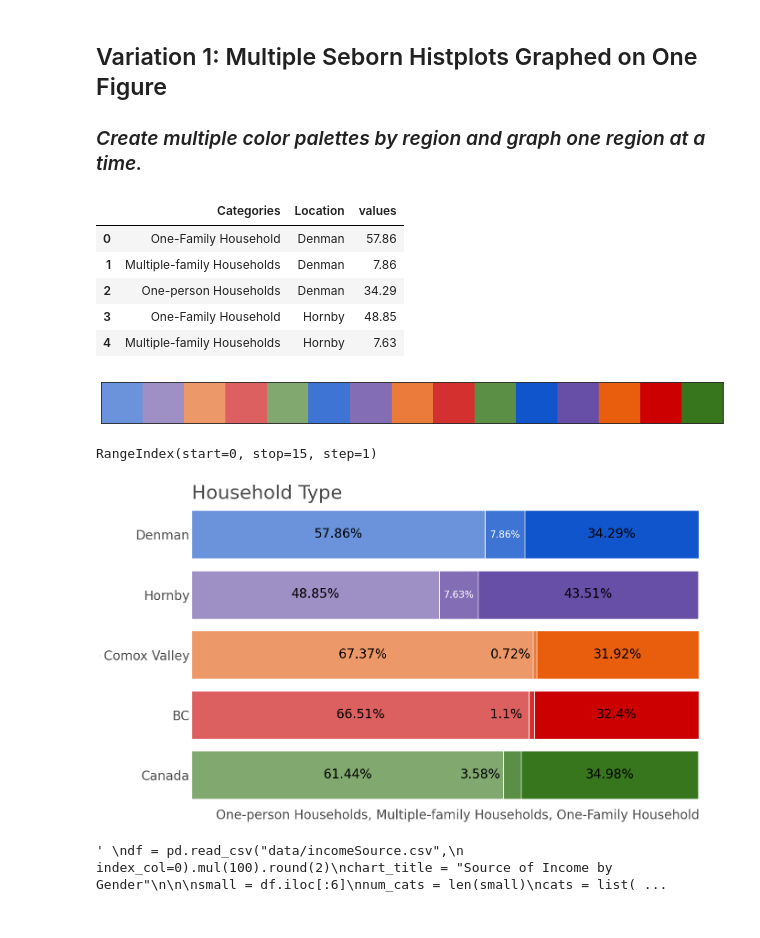
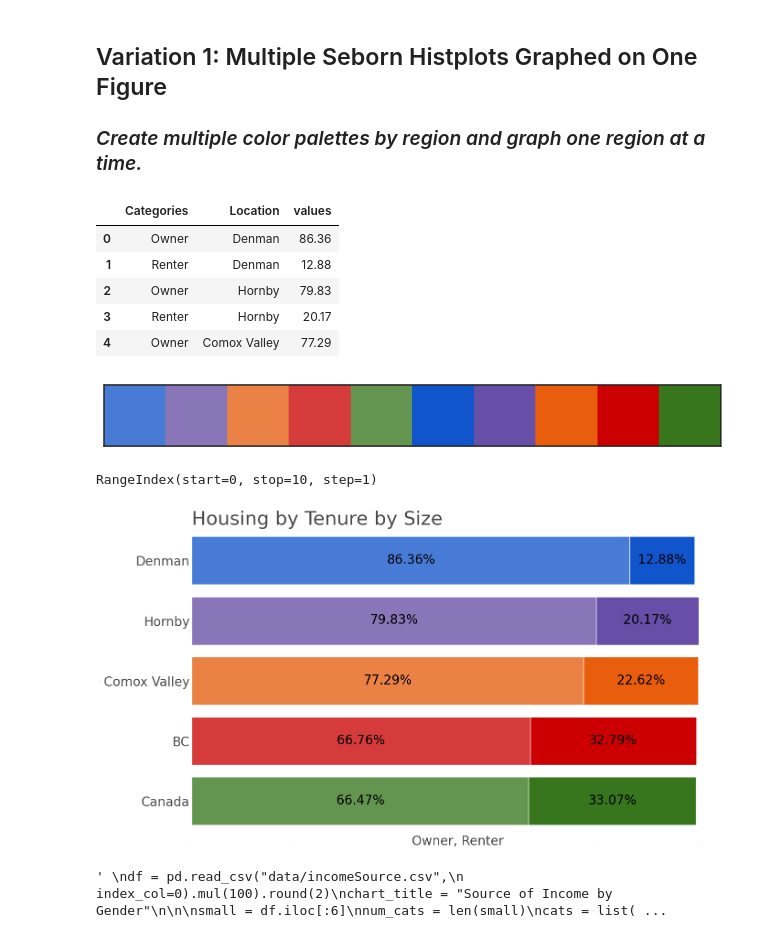
Before and after one commit to gelbelle/Graphing, a Jupyter notebook: stacked_charts.ipynb, the cells around one changed output. Saved outputs shown, nothing was run; the diff lists cells and outputs as text; code cells hidden in the pictures.

Commit message:
Chart file

```diff
--- a/stacked_charts.ipynb
+++ b/stacked_charts.ipynb
@@ -7,9 +7,9 @@ import pandas as pd
 import seaborn as sns
 import matplotlib.pyplot as plt
 
-df = pd.read_csv("data/householdFamilyType.csv",
+df = pd.read_csv("data/housingByTenure.csv",
                  index_col=0).mul(100).round(2)
-chart_title = "Household Type"
+chart_title = "Housing by Tenure by Size"
 num_cats = len(df)
 cats = list(df.index)
 cats.reverse()
@@ -24,11 +24,11 @@ df["values"] = pd.to_numeric(df["values"])
 df.head()
 # %% [output]
 |  | Categories | Location | values |
-| 0 | One-Family Household | Denman | 57.86 |
-| 1 | Multiple-family Households | Denman | 7.86 |
-| 2 | One-person Households | Denman | 34.29 |
-| 3 | One-Family Household | Hornby | 48.85 |
-| 4 | Multiple-family Households | Hornby | 7.63 |
+| 0 | Owner | Denman | 86.36 |
+| 1 | Renter | Denman | 12.88 |
+| 2 | Owner | Hornby | 79.83 |
+| 3 | Renter | Hornby | 20.17 |
+| 4 | Owner | Comox Valley | 77.29 |
 # %%
 # Set Seaborn plot style: white in the background, no grid lines
 sns.set_theme(style="white")
@@ -56,19 +56,20 @@ regions = [element for item in colors for element in item]
 
 sns.palplot(regions)
 # %% [output]
-[figure, old version]
+[figure, new version]
 # %%
 
 # Setting figure and axis with subplots
 figure, axis = plt.subplots(figsize=(15, 9))
-axis.xaxis.tick_bottom()
+# axis.xaxis.tick_bottom()
 axis.tick_params(axis='y', length=0, labelsize=20,
                  labeltop=True, colors="#4A4A4A")
 axis.tick_params(axis='x', length=0, labelsize=0)
 
 # Ages labels
-age_labels = ", ".join(cats)
-axis.set_xlabel(age_labels, loc='center',
+labels = ", ".join(cats[::-1])
+
+axis.set_xlabel(labels, loc='center',
                 fontsize=20, color="#4A4A4A", labelpad=-12)
 axis.xaxis.set_label_position("bottom")
 
@@ -95,48 +96,51 @@ myplot = sns.histplot(df.reset_index(drop=True),
                       weights=weights,
                       hue=hue,
                       hue_order=hue_order,
-                      palette=sns.color_palette("flare", 3),
+                      palette=sns.color_palette("flare", num_cats),
                       multiple=multiple,
                       element=element,
                       shrink=shrink,
                       discrete=True,
                       legend=False)
+
 
 plt.title(chart_title, fontsize=30,
           color="#4A4A4A", loc="left", y=.98)
 # Now, iterate back through all sections in the figure & reassign colors based on regions color palette
 for area, color in zip(axis.patches, regions):
     area.set_facecolor(color)
 
 for bar in axis.patches:
-    if bar.get_width() < 5:
-        axis.text(bar.get_x() - 4.5,
+    if bar.get_width() < 5.5:
+        axis.text(bar.get_x() + bar.get_width()/2 + .35,
+                  # bar.get_height()+bar.get_y() - 0.12 #skinny
+                  bar.get_height()+bar.get_y()-.85,
+                  f"{round(bar.get_width(), 2)}%",
+                  ha="center",
+                  color="black",
+                  size=14,
+                  rotation=45
+                  )
+    elif bar.get_width() < 8:
+        axis.text(bar.get_x() + bar.get_width()/2+.13,
                   # bar.get_height()+bar.get_y() - 0.12 #skinny
                   bar.get_height()+bar.get_y()-.35,
                   f"{round(bar.get_width(), 2)}%",
                   ha="center",
                   color="black",
-                  size=20)
-    elif bar.get_width() < 8:
-        axis.text(bar.get_x() + bar.get_width()/2,
-                  # bar.get_height()+bar.get_y() - 0.12 #skinny
-                  bar.get_height()+bar.get_y()-.35,
-                  f"{round(bar.get_width(), 2)}%",
-                  ha="center",
-                  color="white",
-                  size=15,
+                  size=14,
                   )
     else:
         axis.text(bar.get_x() + bar.get_width()/2,
                   # bar.get_height()+bar.get_y() - 0.12 #skinny
                   bar.get_height()+bar.get_y()-.35,
                   f"{round(bar.get_width(), 2)}%",
                   ha="center",
                   color="black",
                   size=20)
 # %% [output]
-RangeIndex(start=0, stop=15, step=1)
+RangeIndex(start=0, stop=10, step=1)
-[figure, old version]
+[figure, new version]
 # %%
 """
 df = pd.read_csv("data/incomeSource.csv",
```
Also changed, not shown: parts of 1 cell of this notebook, 1 other file.
